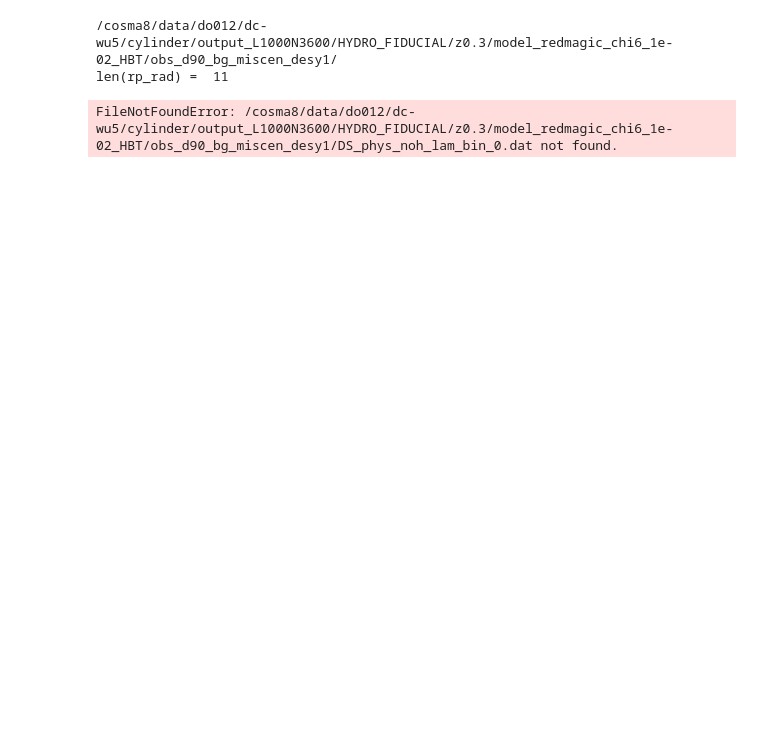
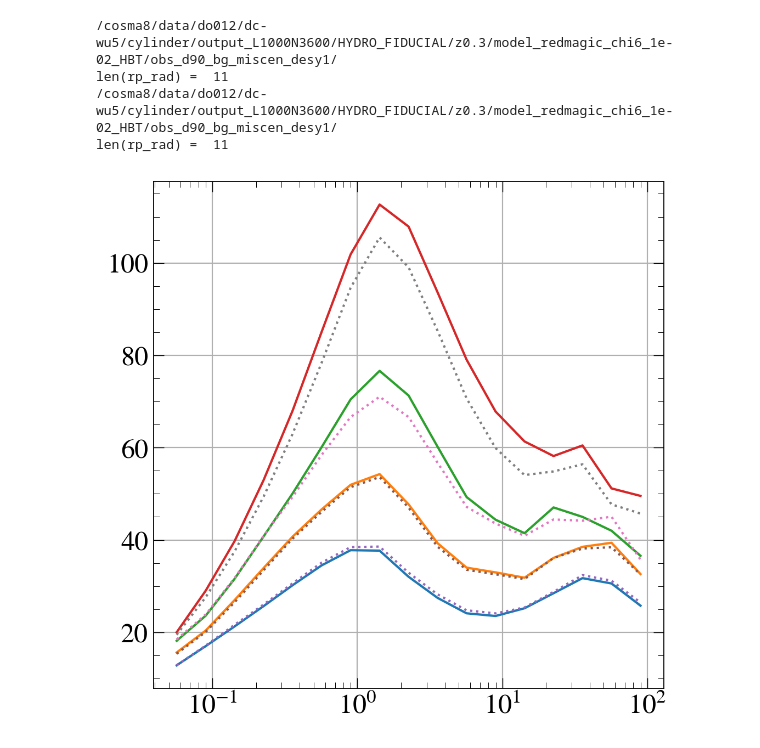
Before and after one commit to hywu/hod-selection-bias, a Jupyter notebook: repo/data_vector/make_data_vector_flamingo.ipynb, the cells around one changed output. Saved outputs shown, nothing was run; the diff lists cells and outputs as text; code cells hidden in the pictures; blank space fills up the shorter version.

Commit message:
new data vector format

```diff
--- a/repo/data_vector/make_data_vector_flamingo.ipynb
+++ b/repo/data_vector/make_data_vector_flamingo.ipynb
@@ -14,7 +13,7 @@ rich_name = 'd90_bg_miscen'
 redshift = 0.3
 # %%
 ## make the data vector for MCMC
-for binning in ['abun']: #'lam',
+for binning in ['lam','abun']: #
 
     output_loc = '/cosma8/data/do012/dc-wu5/cylinder/output_L1000N3600/HYDRO_FIDUCIAL/'
     output_loc += f'z{redshift}/model_{model_name}/'
@@ -23,36 +22,41 @@ for binning in ['abun']: #'lam',
 
     rp_list = np.logspace(np.log10(0.03), np.log10(30), 15+1)
     rpmin_list = rp_list[:-1]
     rpmax_list = rp_list[1:]
     rpmid_list = np.sqrt(rpmin_list*rpmax_list)
     rp_rad = rpmid_list[rpmid_list>0.2]
     print('len(rp_rad) = ', len(rp_rad))
 
     DS_data = []
     for ibin in range(4):
         rp_in, DS_in = np.loadtxt(data_loc + f'DS_phys_noh_{binning}_bin_{ibin}.dat', unpack=True)
         if binning == 'lam':
             ls = '-'
         if binning == 'abun':
             ls = ':'
         plt.semilogx(rp_in, rp_in*DS_in, ls=ls)
 
         DS_interp = interp1d(np.log(rp_in), np.log(DS_in))
         DS_data.extend(np.exp(DS_interp(np.log(rp_rad))))
     DS_data = np.array(DS_data)
     x, x, NC_data = np.loadtxt(data_loc+'abundance.dat',unpack=True)
 
     if binning == 'abun':
         data_vec = DS_data*1.
     else:
         data_vec = np.append(NC_data, DS_data)
 
-    np.savetxt(f'data_vector_flamingo/data_vector_{rich_name}_{binning}_z{redshift}.dat',
-    data_vec, comments='NC (4), DS (4x11)')
+    #np.savetxt(f'data_vector_flamingo/data_vector_{rich_name}_{binning}_z{redshift}.dat',
+    #data_vec, comments='NC (4), DS (4x11)')
+
+    np.savetxt(f'data_vector_flamingo/counts_{rich_name}_{binning}_z{redshift}.dat', NC_data)
+    np.savetxt(f'data_vector_flamingo/lensing_{rich_name}_{binning}_z{redshift}.dat', DS_data)
 # %% [output]
 /cosma8/data/do012/dc-wu5/cylinder/output_L1000N3600/HYDRO_FIDUCIAL/z0.3/model_redmagic_chi6_1e-02_HBT/obs_d90_bg_miscen_desy1/
 len(rp_rad) =  11
+/cosma8/data/do012/dc-wu5/cylinder/output_L1000N3600/HYDRO_FIDUCIAL/z0.3/model_redmagic_chi6_1e-02_HBT/obs_d90_bg_miscen_desy1/
+len(rp_rad) =  11
-FileNotFoundError: /cosma8/data/do012/dc-wu5/cylinder/output_L1000N3600/HYDRO_FIDUCIAL/z0.3/model_redmagic_chi6_1e-02_HBT/obs_d90_bg_miscen_desy1/DS_phys_noh_lam_bin_0.dat not found.
+[figure, added]
 # %%
 # data_vec_summit = np.loadtxt('data_vector_abacus_summit/data_vector_z0p300.dat')
 # plt.plot(data_vec_summit, label='Summit')
```
Also changed, not shown: parts of 1 cell of this notebook, 8 other files.
